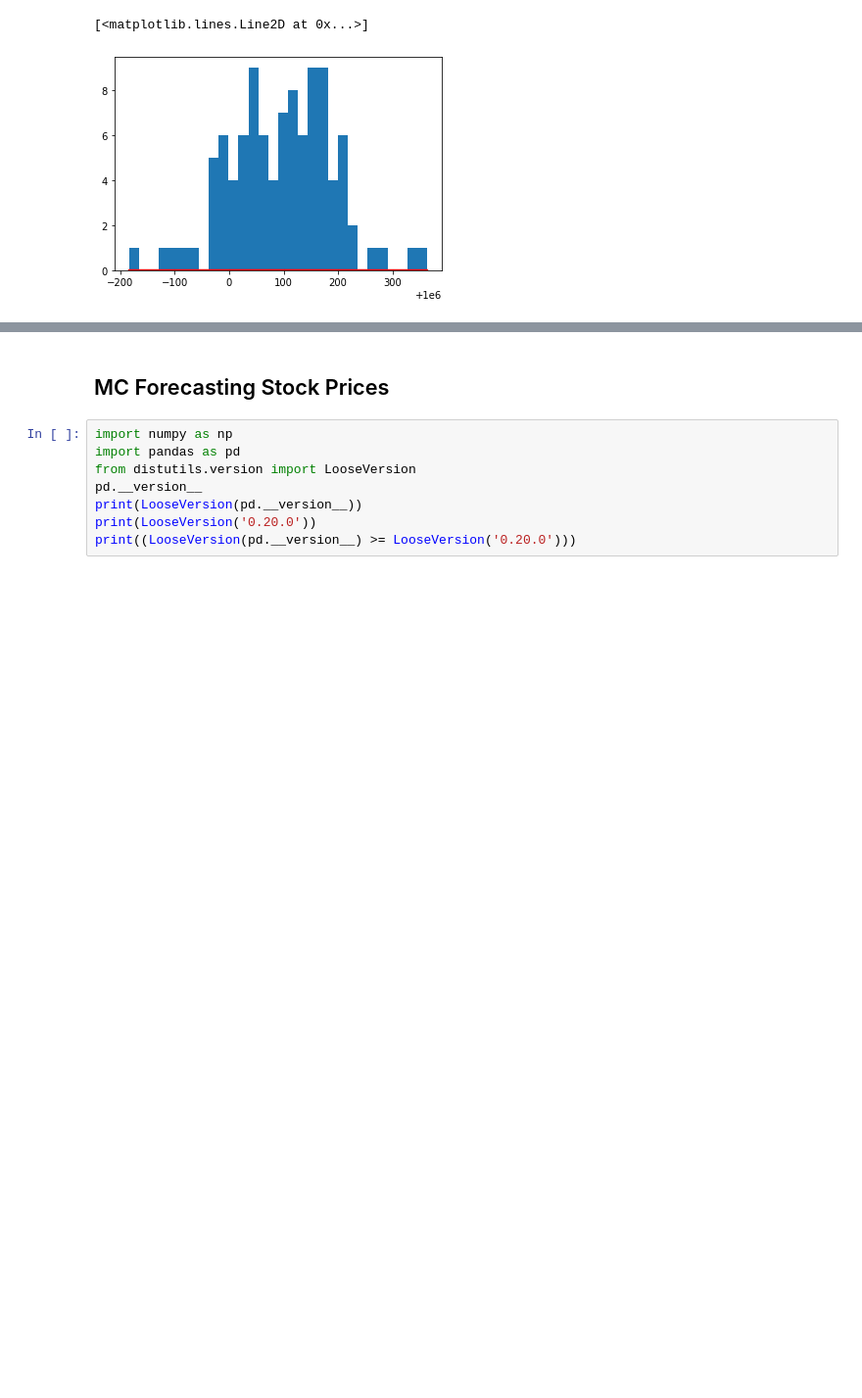
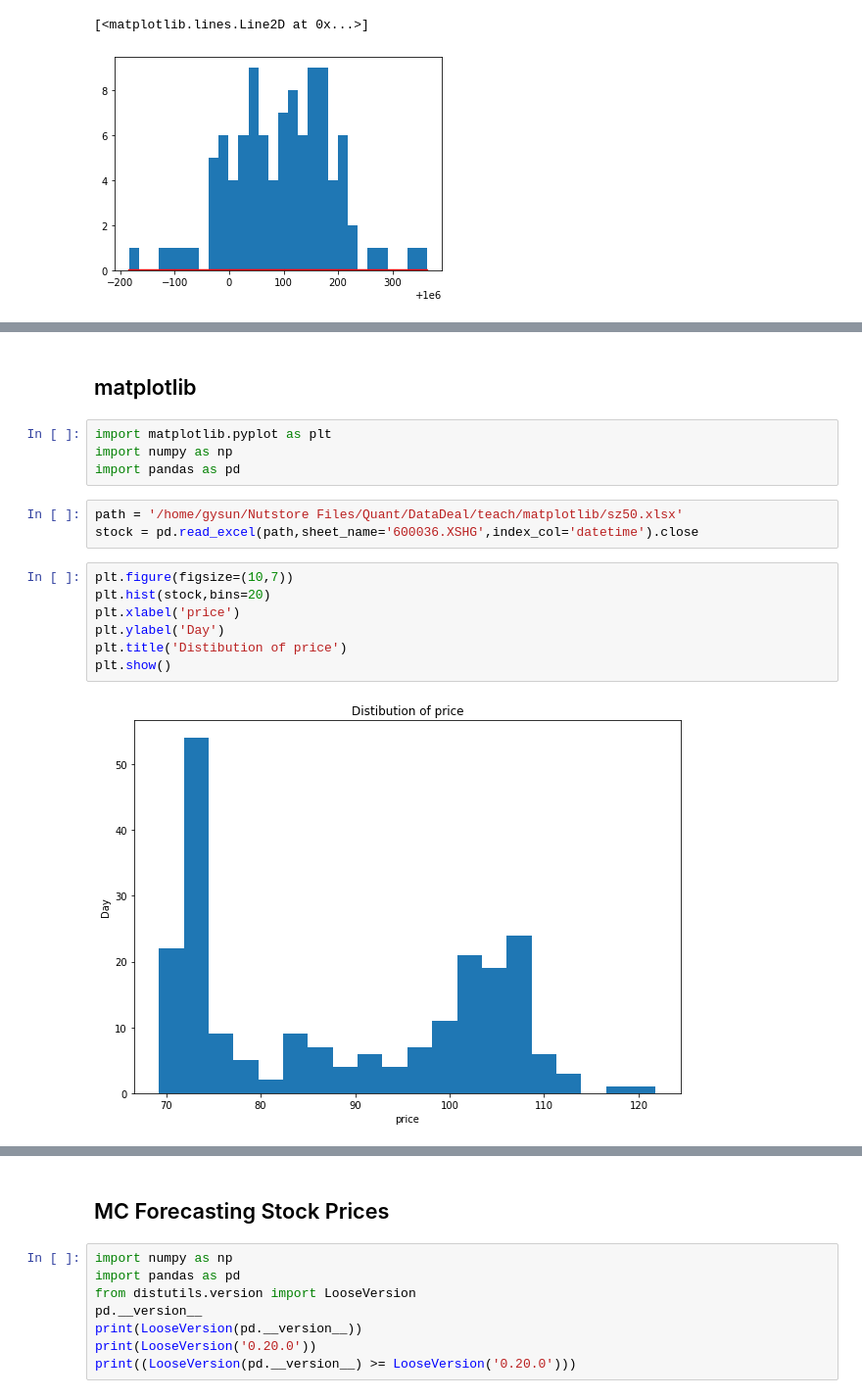
Before and after one commit to gysun137/storknote, a Jupyter notebook: note.ipynb, the cells around one changed output, grey strips where cells are left out. Shown at 98% size. Saved outputs shown, nothing was run; the diff lists cells and outputs as text; blank space fills up the shorter version.

```diff
--- a/note.ipynb
+++ b/note.ipynb
@@ -323,0 +1105,18 @@ plt.plot(fit_linspace,pdf, lw=2, c='r')
+# %% [markdown]
+## matplotlib
+# %%
+import matplotlib.pyplot as plt
+import numpy as np
+import pandas as pd
+# %%
+path = '/home/gysun/Nutstore Files/Quant/DataDeal/teach/matplotlib/sz50.xlsx'
+stock = pd.read_excel(path,sheet_name='600036.XSHG',index_col='datetime').close
+# %%
+plt.figure(figsize=(10,7))
+plt.hist(stock,bins=20)
+plt.xlabel('price')
+plt.ylabel('Day')
+plt.title('Distibution of price')
+plt.show()
+# %% [output]
+[figure, added]
```
Also changed, not shown: parts of 114 cells of this notebook.
